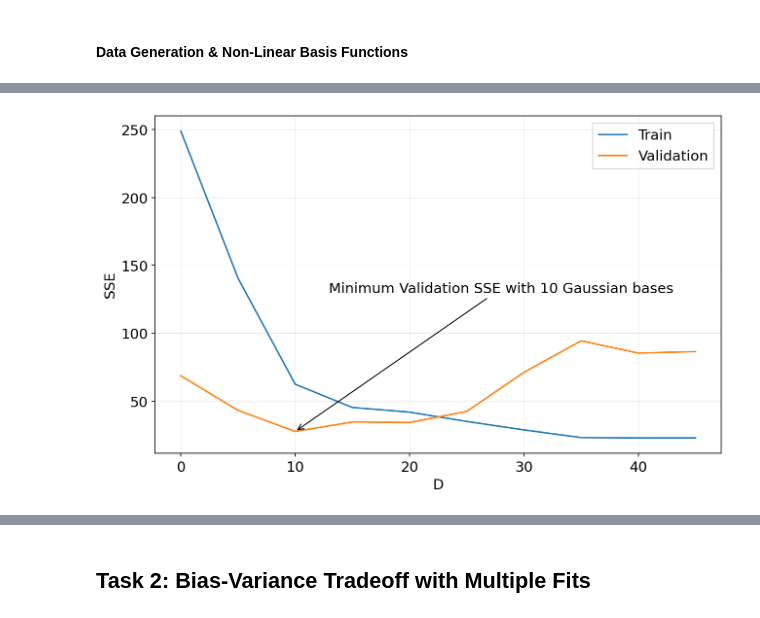
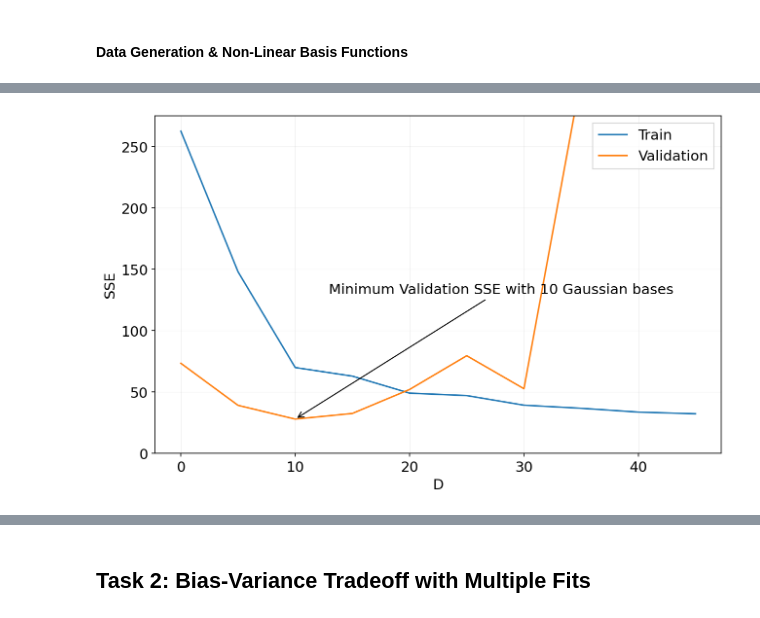
Before and after one commit to audrey352/PHYS551, a Jupyter notebook: Assignment2/A2_notebook.ipynb, the cells around one changed output, grey strips where cells are left out. Drawn from its saved outputs; the diff is of its cells as text; code cells hidden in the pictures.

Commit message:
Saving plots. Improved task 1

```diff
--- a/Assignment2/A2_notebook.ipynb
+++ b/Assignment2/A2_notebook.ipynb
@@ -25,6 +29,12 @@ plt.rcParams['legend.fancybox'] = False
 plt.rcParams['axes.grid'] = True
 plt.rcParams['grid.alpha'] = 0.3
 plt.rcParams['grid.linewidth'] = 0.5
+
+# set default save directory and parameters
+SAVEDIR = './figures/'
+os.makedirs(SAVEDIR, exist_ok=True)
+plt.rcParams['savefig.dpi'] = 300
+plt.rcParams['savefig.bbox'] = 'tight'
 # %% [markdown]
 ## Functions & Models
 # %% [markdown]
@@ -197,48 +212,76 @@ plt.show()
 # %%
 # -- 4. Model Selection
 
-train_val_split = 0.8 # train/val split ratio
-trainsize = int(len(x)*train_val_split)
+# train the models
+# models = {}
+# sse_train = []
+# sse_val = []
+results_list = []  # Collect results in a list instead of concatenating DataFrames
+iterations = 1
 
-# setting seeds to get the appropriate error for each datum
-seed = 1
-np.random.seed(seed)
-xtrain = np.random.choice(x, size=trainsize, replace=False)
-np.random.seed(seed)
-errtrain = np.random.choice(err, size=trainsize, replace=False)
+for i in range(iterations):
+  train_val_split = 0.8 # train/val split ratio
+  trainsize = int(len(x)*train_val_split)
 
-xval = np.array([i for i in x if i not in xtrain])
-errval = np.array([e for e in err if e not in errtrain])
+  # setting seeds to get the appropriate error for each datum
+  seed = 31
+  np.random.seed(seed)
+  xtrain = np.random.choice(x, size=trainsize, replace=False)
+  np.random.seed(seed)
+  errtrain = np.random.choice(err, size=trainsize, replace=False)
+
+  xval = np.array([i for i in x if i not in xtrain])
+  errval = np.array([e for e in err if e not in errtrain])
+
+  # iterating over different model complexities
+  D = np.arange(0,45+1, 5)
+  for d in D:
+    model = LinearRegression()
+    bases = np.arange(0, d)
+    mu = np.min(xtrain) + (np.max(xtrain) - np.min(xtrain))/(d-1) * bases
+    phi = gaussian(xtrain[:,None], mu[None,:])
+
+    yh = model.fit_analytical(phi, y(xtrain, errtrain)).predict(phi)
+
+    sse_train = SSE(y(xtrain, errtrain), yh)
+    sse_val = SSE(y(xval, errval), model.predict(gaussian(xval[:,None], mu[None,:])))
+
+    results_list.append({
+        'D': d,
+        'SSE_Train': sse_train,
+        'SSE_Val': sse_val,
+        'model': model,
+        'iteration': i
+    })
+
+# create dataframe for convenient plotting
+ssedf = pd.DataFrame(results_list)
+
+# clean df to remove any infinite values
+ssedf.replace([np.inf, -np.inf], np.nan, inplace=True)
+ssedf.dropna(inplace=True)
 
 
-# train the models
-models = {}
-sse_train = []
-sse_val = []
-D = np.arange(0,45+1, 5)
-for d in D:
-  model = LinearRegression()
-  bases = np.arange(0, d)
-  mu = np.min(xtrain) + (np.max(xtrain) - np.min(xtrain))/(d-1) * bases
-  phi = gaussian(xtrain[:,None], mu[None,:])
-
-  yh = model.fit_analytical(phi, y(xtrain, errtrain)).predict(phi)
-
-  sse_train.append(SSE(y(xtrain, errtrain), yh))
-  sse_val.append(SSE(y(xval, errval), model.predict(gaussian(xval[:,None], mu[None,:]))))
-  models[d] = model
-
-
-valmin = np.min(sse_val)
-valmin_D = D[np.where(sse_val == valmin)[0][0]]
+# find smallest mean validation SSE
+grouped = ssedf.groupby('D')['SSE_Val'].mean().reset_index()
+valmin = grouped['SSE_Val'].min()
+valmin_D = grouped['D'][np.where(grouped['SSE_Val'] == valmin)[0][0]]
 
 plt.figure()
-plt.plot(D, sse_train, label='Train')
-plt.plot(D, sse_val, label='Validation')
+
+# plot with error bars being min and max
+sns.lineplot(data=ssedf, x='D', y='SSE_Train', label='Train', errorbar=('ci', 95))
+sns.lineplot(data=ssedf, x='D', y='SSE_Val', label='Validation', errorbar=('ci', 95))
+
+# plt.plot(D, sse_train, label='Train')
+# plt.plot(D, sse_val, label='Validation')
 plt.annotate(f'Minimum Validation SSE with {valmin_D} Gaussian bases', (valmin_D, valmin), xytext=(28,130), ha='center', arrowprops=dict(facecolor='black', arrowstyle='->'))
 plt.xlabel('D')
 plt.ylabel('SSE')
+
+plt.ylim(0, 275)
 plt.legend()
+plt.savefig(SAVEDIR + 'train val sse vs D.png')
 plt.show()
 # %% [output]
-[figure, old version]
+[figure, new version]
```
Also changed, not shown: parts of 6 cells of this notebook, 5 other files.
